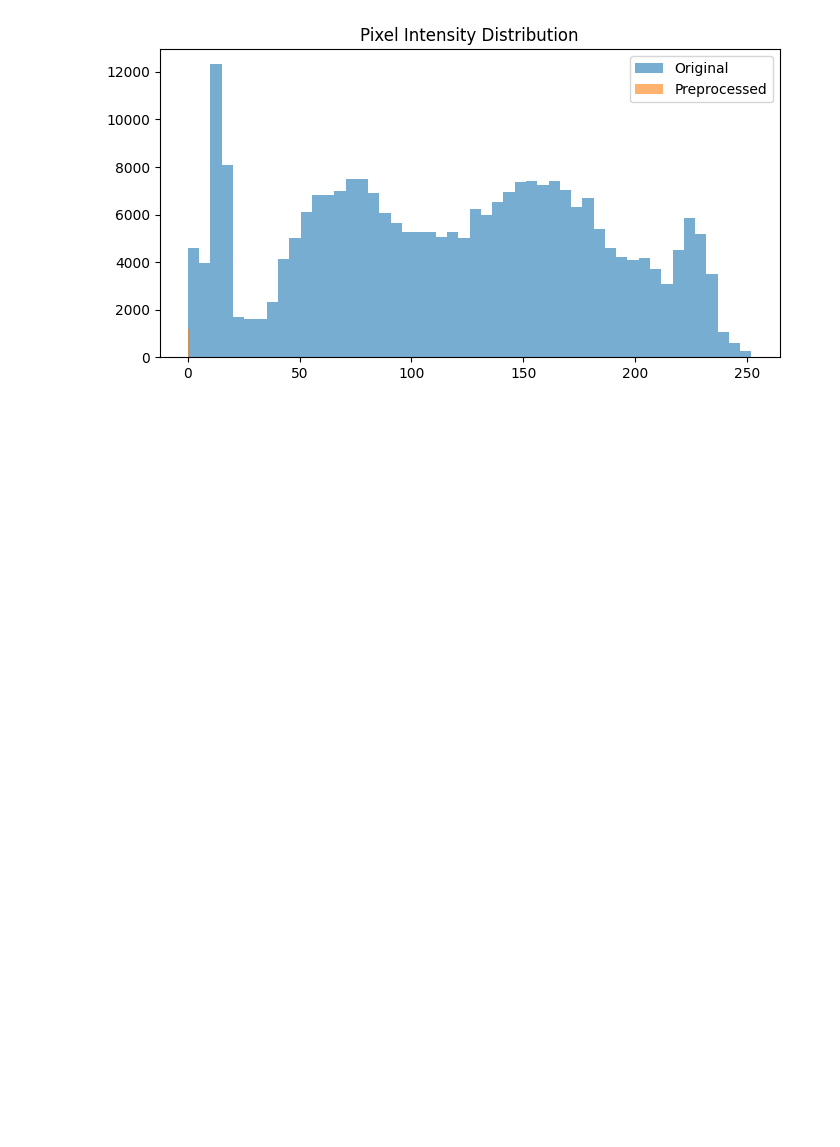
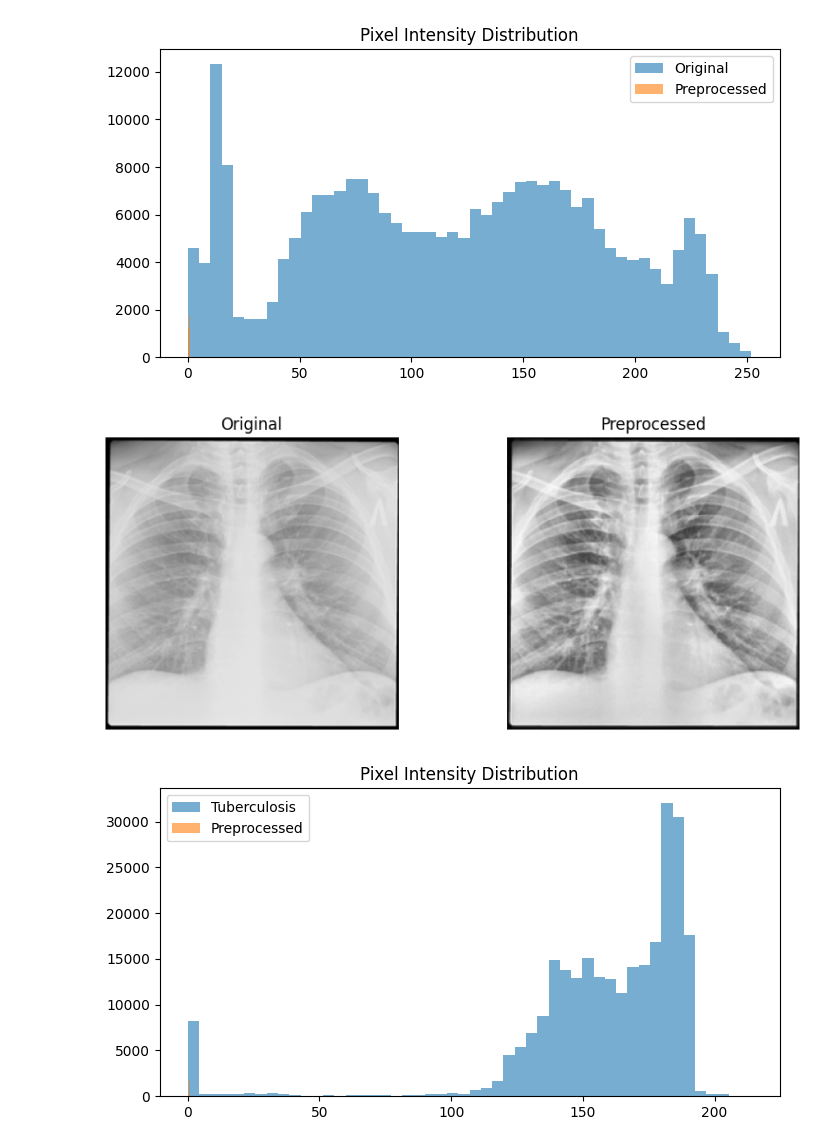
Before and after one commit to A01799073/AguacAIte-Labs, a Jupyter notebook: data/notebooks/02_visual_comparison.ipynb, the cells around one changed output. Drawn from its saved outputs; the diff is of its cells as text; code cells hidden in the pictures; blank space fills up the shorter version.

Commit message:
feat: add visual comparison notebook for preprocessing validation

```diff
--- a/data/notebooks/02_visual_comparison.ipynb
+++ b/data/notebooks/02_visual_comparison.ipynb
@@ -9,33 +9,68 @@ project_root = Path().resolve().parents[1]
 sys.path.append(str(project_root))
 from src.data.preprocess_functions import preprocess_image
 
-
+# Normal lungs
 path = "../raw/normal/Normal-1.png"
 # Loading data
 normal = cv2.imread(path,cv2.IMREAD_GRAYSCALE)
 preposs = preprocess_image(path)
 
 
-# Side- by side comparison
+# Side-by side comparation
 fig, ax = plt.subplots(1,2, figsize=(10,4))
 
 ax[0].imshow(normal, cmap="gray")
 ax[0].set_title("Original")
 ax[0].axis("off")
 
 ax[1].imshow(preposs, cmap="gray")
 ax[1].set_title("Preprocessed")
 ax[1].axis("off")
 
+plt.savefig(f"results/NormalOriginal_vs_Prepocessed.png",dpi=300, bbox_inches="tight")
 plt.show()
 
-# Histogram comparison
+# Histogram comparation
 plt.figure(figsize=(8,4))
 plt.hist(normal.flatten(), bins=50, alpha=0.6, label="Original")
 plt.hist(preposs.flatten(), bins=50, alpha=0.6, label="Preprocessed")
 plt.legend()
 plt.title("Pixel Intensity Distribution")
+plt.savefig(f"results/Pixel_distributions.png",dpi=300, bbox_inches="tight")
 plt.show()
+
+# Tubercolosis analysis
+
+path2 = "../raw/tuberculosis/Tuberculosis-10.png"
+# Loading data
+tuberculosis = cv2.imread(path2,cv2.IMREAD_GRAYSCALE)
+tuber_preposses = preprocess_image(path2)
+
+
+# Side- by side comparison
+fig, ax = plt.subplots(1,2, figsize=(10,4))
+
+ax[0].imshow(tuberculosis, cmap="gray")
+ax[0].set_title("Original")
+ax[0].axis("off")
+
+ax[1].imshow(tuber_preposses, cmap="gray")
+ax[1].set_title("Preprocessed")
+ax[1].axis("off")
+
+plt.savefig(f"results/Tuberculosis_vs_Prepocessed.png",dpi=300, bbox_inches="tight")
+plt.show()
+
+# Histogram comparison
+plt.figure(figsize=(8,4))
+plt.hist(tuberculosis.flatten(), bins=50, alpha=0.6, label="Tuberculosis")
+plt.hist(tuber_preposses.flatten(), bins=50, alpha=0.6, label="Preprocessed")
+plt.legend()
+plt.title("Pixel Intensity Distribution")
+plt.savefig(f"results/Tuberculosis_pixel_distribution.png",dpi=300, bbox_inches="tight")
+plt.show()
 # %% [output]
 [figure]
 [figure]
+[figure, added]
+[figure, added]
```
